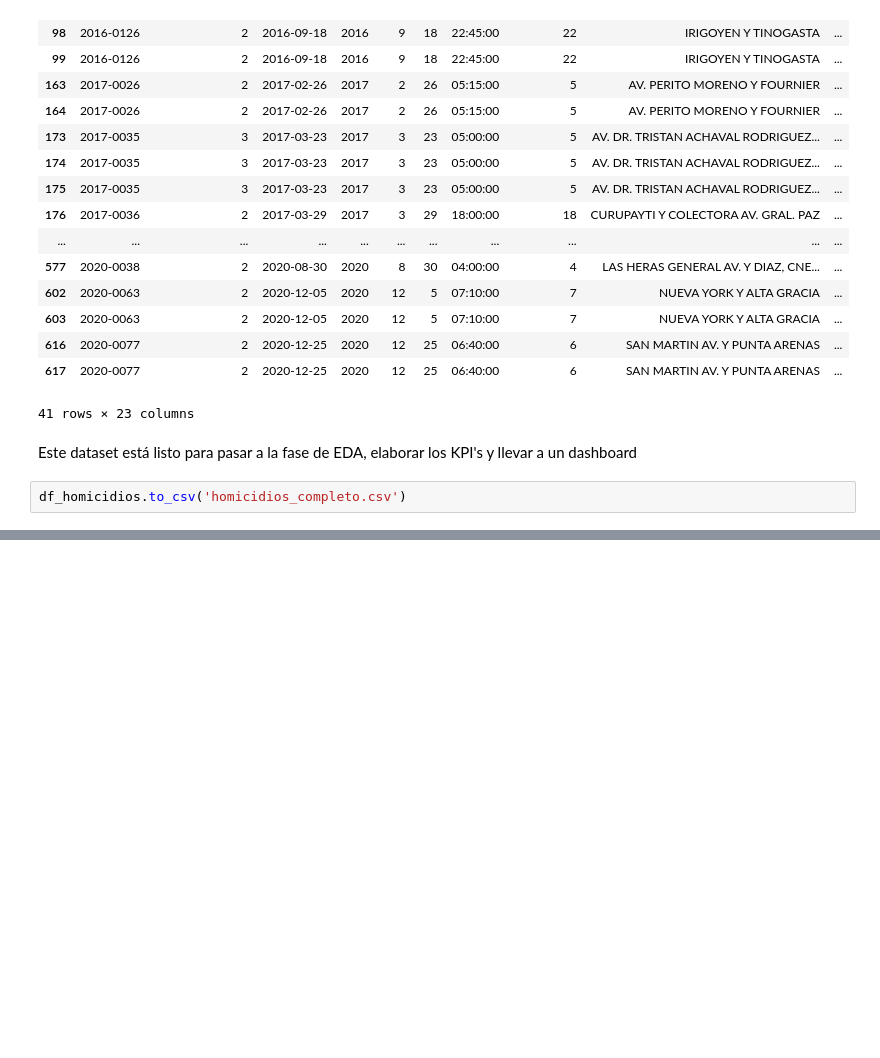
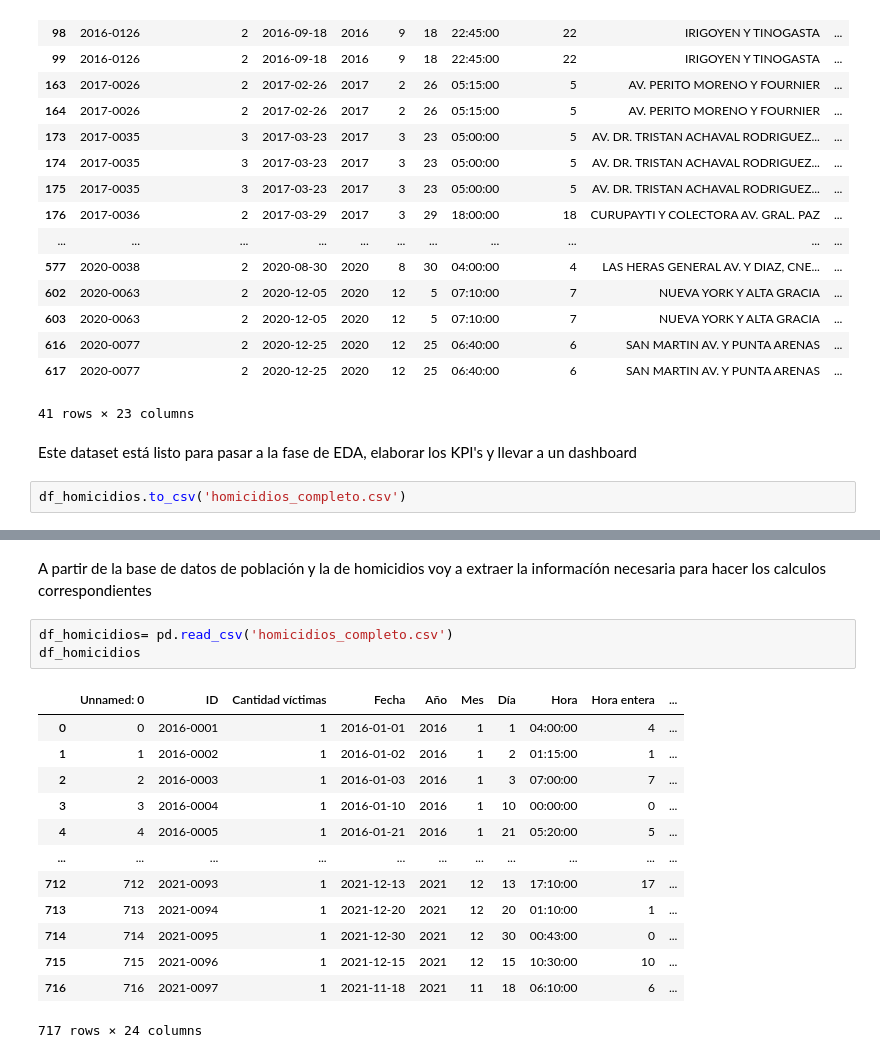
Before and after one commit to anapmaya/PI02_HENRY_DA, a Jupyter notebook: ETL.ipynb, the cells around one changed output, grey strips where cells are left out. Cells and saved outputs as stored; diff of their text form; blank space fills up the shorter version.

```diff
--- a/ETL.ipynb
+++ b/ETL.ipynb
@@ -863,0 +925,19 @@ df_homicidios.to_csv('homicidios_completo.csv')
+# %% [markdown]
+A partir de la base de datos de población y la de homicidios voy a extraer la informacíón necesaria para hacer los calculos correspondientes
+# %%
+df_homicidios= pd.read_csv('homicidios_completo.csv')
+df_homicidios
+# %% [output]
+|  | Unnamed: 0 | ID | Cantidad víctimas | Fecha | Año | Mes | Día | Hora | Hora entera | ... |
+| 0 | 0 | 2016-0001 | 1 | 2016-01-01 | 2016 | 1 | 1 | 04:00:00 | 4 | ... |
+| 1 | 1 | 2016-0002 | 1 | 2016-01-02 | 2016 | 1 | 2 | 01:15:00 | 1 | ... |
+| 2 | 2 | 2016-0003 | 1 | 2016-01-03 | 2016 | 1 | 3 | 07:00:00 | 7 | ... |
+| 3 | 3 | 2016-0004 | 1 | 2016-01-10 | 2016 | 1 | 10 | 00:00:00 | 0 | ... |
+| 4 | 4 | 2016-0005 | 1 | 2016-01-21 | 2016 | 1 | 21 | 05:20:00 | 5 | ... |
+| ... | ... | ... | ... | ... | ... | ... | ... | ... | ... | ... |
+| 712 | 712 | 2021-0093 | 1 | 2021-12-13 | 2021 | 12 | 13 | 17:10:00 | 17 | ... |
+| 713 | 713 | 2021-0094 | 1 | 2021-12-20 | 2021 | 12 | 20 | 01:10:00 | 1 | ... |
+| 714 | 714 | 2021-0095 | 1 | 2021-12-30 | 2021 | 12 | 30 | 00:43:00 | 0 | ... |
+| 715 | 715 | 2021-0096 | 1 | 2021-12-15 | 2021 | 12 | 15 | 10:30:00 | 10 | ... |
+| 716 | 716 | 2021-0097 | 1 | 2021-11-18 | 2021 | 11 | 18 | 06:10:00 | 6 | ... |
+717 rows × 24 columns
```
Also changed, not shown: parts of 33 cells of this notebook, 8 other files.
